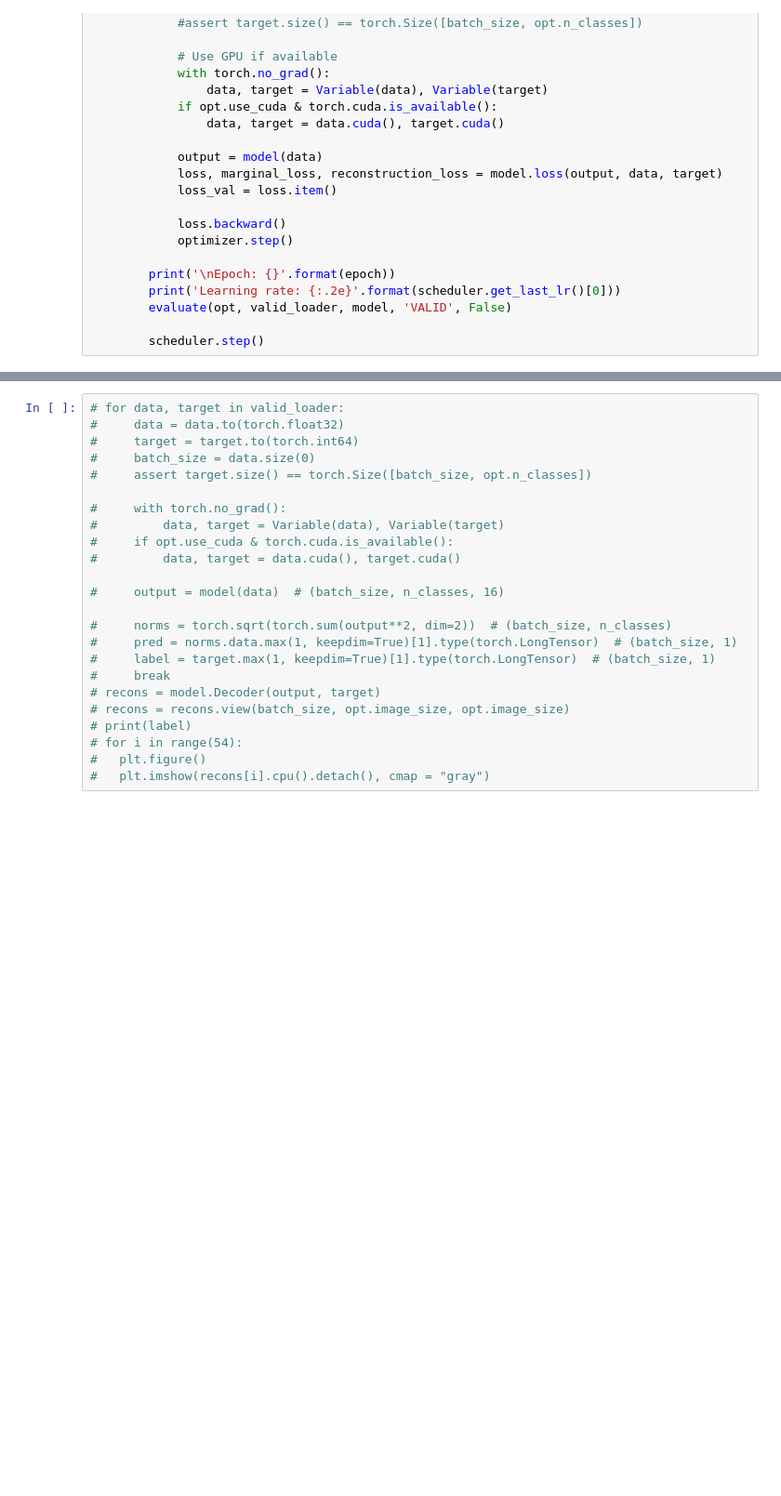
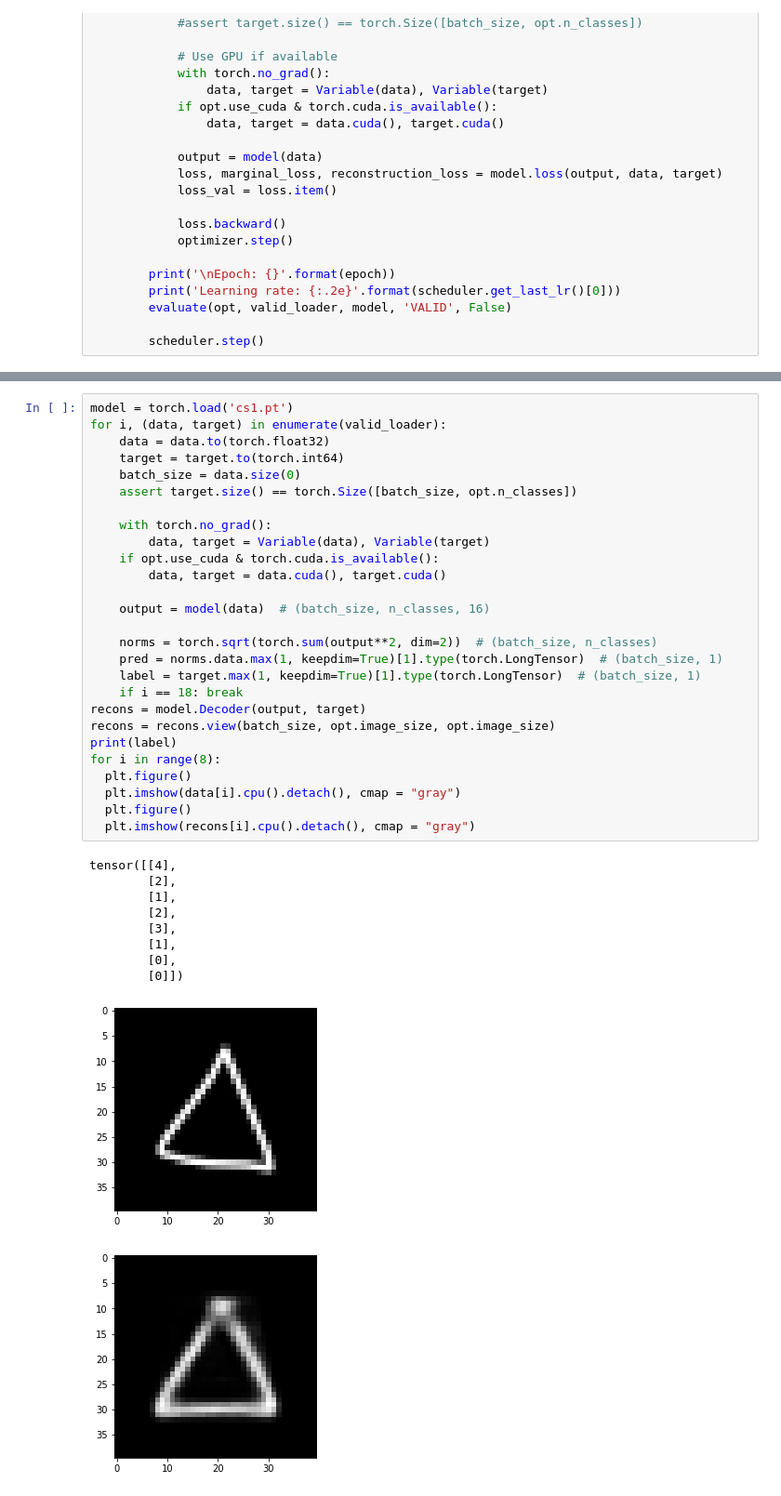
Before and after one commit to HanziJiang/CapsNet-ResNet-Performance-Analysis, a Jupyter notebook: guide_big.ipynb, the cells around one changed output, grey strips where cells are left out. Shown at 93% size. Cells and saved outputs as stored; diff of their text form; blank space fills up the shorter version.

```diff
--- a/guide_big.ipynb
+++ b/guide_big.ipynb
@@ -631,24 +646,38 @@ Accuracy: 4875/5000 0.9750
 # %%
-# for data, target in valid_loader:
-#     data = data.to(torch.float32)
-#     target = target.to(torch.int64)
-#     batch_size = data.size(0)
-#     assert target.size() == torch.Size([batch_size, opt.n_classes])
+model = torch.load('cs1.pt')
+for i, (data, target) in enumerate(valid_loader):
+    data = data.to(torch.float32)
+    target = target.to(torch.int64)
+    batch_size = data.size(0)
+    assert target.size() == torch.Size([batch_size, opt.n_classes])
 
-#     with torch.no_grad():
-#         data, target = Variable(data), Variable(target)
-#     if opt.use_cuda & torch.cuda.is_available():
-#         data, target = data.cuda(), target.cuda()
+    with torch.no_grad():
+        data, target = Variable(data), Variable(target)
+    if opt.use_cuda & torch.cuda.is_available():
+        data, target = data.cuda(), target.cuda()
 
-#     output = model(data)  # (batch_size, n_classes, 16)
+    output = model(data)  # (batch_size, n_classes, 16)
 
-#     norms = torch.sqrt(torch.sum(output**2, dim=2))  # (batch_size, n_classes)
-#     pred = norms.data.max(1, keepdim=True)[1].type(torch.LongTensor)  # (batch_size, 1)
-#     label = target.max(1, keepdim=True)[1].type(torch.LongTensor)  # (batch_size, 1)
-#     break
-# recons = model.Decoder(output, target)
-# recons = recons.view(batch_size, opt.image_size, opt.image_size)
-# print(label)
-# for i in range(54):
-#   plt.figure()
-#   plt.imshow(recons[i].cpu().detach(), cmap = "gray")
+    norms = torch.sqrt(torch.sum(output**2, dim=2))  # (batch_size, n_classes)
+    pred = norms.data.max(1, keepdim=True)[1].type(torch.LongTensor)  # (batch_size, 1)
+    label = target.max(1, keepdim=True)[1].type(torch.LongTensor)  # (batch_size, 1)
+    if i == 18: break
+recons = model.Decoder(output, target)
+recons = recons.view(batch_size, opt.image_size, opt.image_size)
+print(label)
+for i in range(8):
+  plt.figure()
+  plt.imshow(data[i].cpu().detach(), cmap = "gray")
+  plt.figure()
+  plt.imshow(recons[i].cpu().detach(), cmap = "gray")
+# %% [output]
+tensor([[4],
+        [2],
+        [1],
+        [2],
+        [3],
+        [1],
+        [0],
+        [0]])
+[figure, added]
+[figure, added]
```
Also changed, not shown: parts of 9 cells of this notebook, 2 other files.
